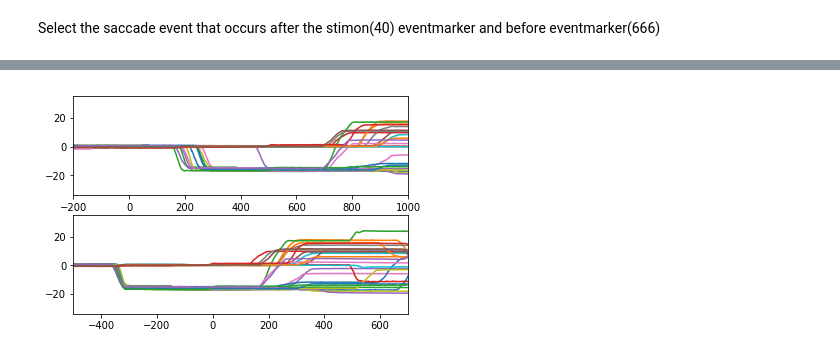
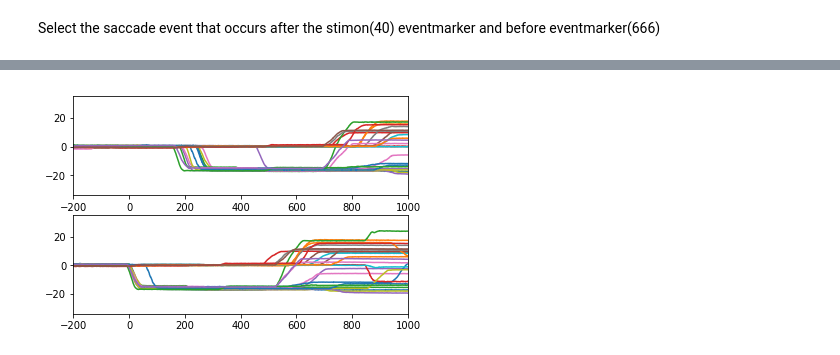
Before and after one commit to SmilodonCub/linArray, a Jupyter notebook: linArray_notebook.ipynb, the cells around one changed output, grey strips where cells are left out. Drawn from its saved outputs; the diff is of its cells as text; code cells hidden in the pictures.

Commit message:
saccade alignment error fix

```diff
--- a/linArray_notebook.ipynb
+++ b/linArray_notebook.ipynb
@@ -892,7 +892,7 @@ Y_eye            14 non-null object
 dtypes: float64(2), int64(1), object(31)
 memory usage: 3.8+ KB
 # %%
-trial = 0
+trial = 6
 s, es = et.saccade_detection( Peanut_delayedSaccadeTask_2016_6_8_1_1_merged[ 'X_eye' ][trial],
                              Peanut_delayedSaccadeTask_2016_6_8_1_1_merged[ 'Y_eye' ][trial],
                              np.arange( 0, len( Peanut_delayedSaccadeTask_2016_6_8_1_1_merged[ 'Y_eye' ][trial]) ) -
@@ -923,6 +923,7 @@ def add_saccade_onsets( df, stimon_eventmarker, trialsuccess_eventmarker ):
     given a df and column names that refer to eventmarkers for stimon & trialsuccess,
     create 'saccade_onset': a new column in df that holds a list of the saccade(?) to target
     """
+    dthresh = 10
     num_trials = df.shape[0]
     saccade_onset = []
 
@@ -964,5 +956,5 @@ res
 # %%
-def eyetrace4trials( df, stimon_marker, saccadeinit_marker, t_start, t_stop=-1 ):
+def alignments4trials( df, stimon_marker, saccadeinit_marker, t_start, t_stop=-1 ):
     """
     subplot X,Y analog eye-traces for a given range of trials:
     plot1 = stimOn align
@@ -979,13 +971,13 @@ def eyetrace4trials( df, stimon_marker, saccadeinit_marker, t_start, t_stop=-1 )
     plt.subplot( 2,1,2 )
     for idx,_ in enumerate( df['AnalogEyeData'][t_start:t_stop] ):
         length = len( df['AnalogEyeData'][t_start + idx] )
-        x =  np.arange( 0, length ) - df[saccadeinit_marker][t_start + idx][0]
+        x =  np.arange( 0, length ) - df[saccadeinit_marker][t_start + idx][0] - df[stimon_marker][t_start + idx][0]
         plt.plot(x, df['X_eye'][t_start + idx], label = "trial 1 X")
         plt.plot(x, df['Y_eye'][t_start + idx], label = "trial 1 Y")
-    plt.xlim( [-500, 700 ] )
+    plt.xlim( [-200, 1000 ] )
     return plt
 # %%
-stimOn_eyealign = eyetrace4trials( res, 'bhv_code40', 'bhv_code666', 0 )
+stimOn_eyealign = alignments4trials( res, 'bhv_code40', 'saccade_onset', 0 )
 plt.show( stimOn_eyealign )
 # %% [output]
-[figure, old version]
+[figure, new version]
```
Also changed, not shown: parts of 2 cells of this notebook.
